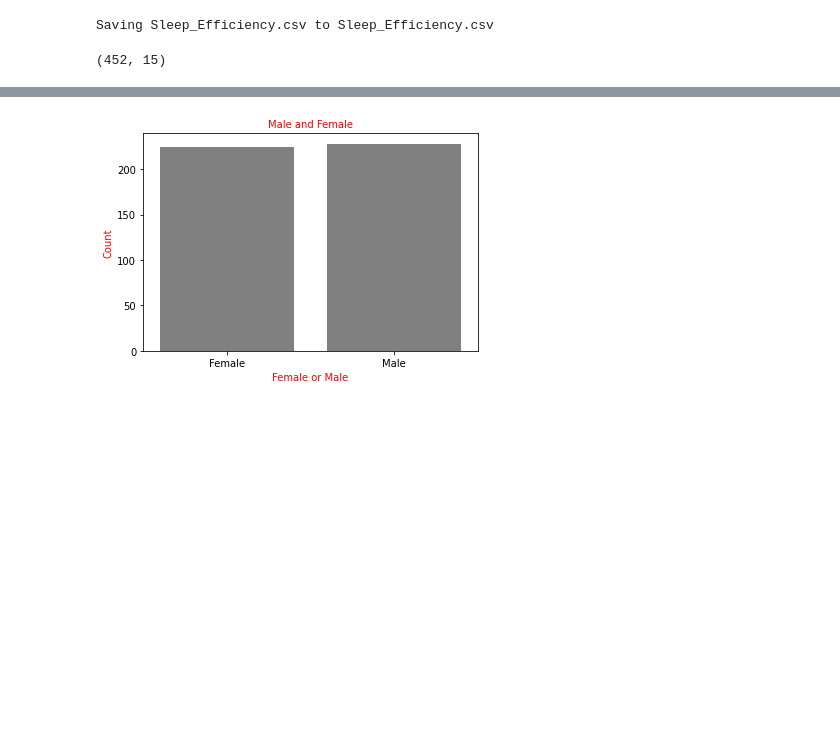
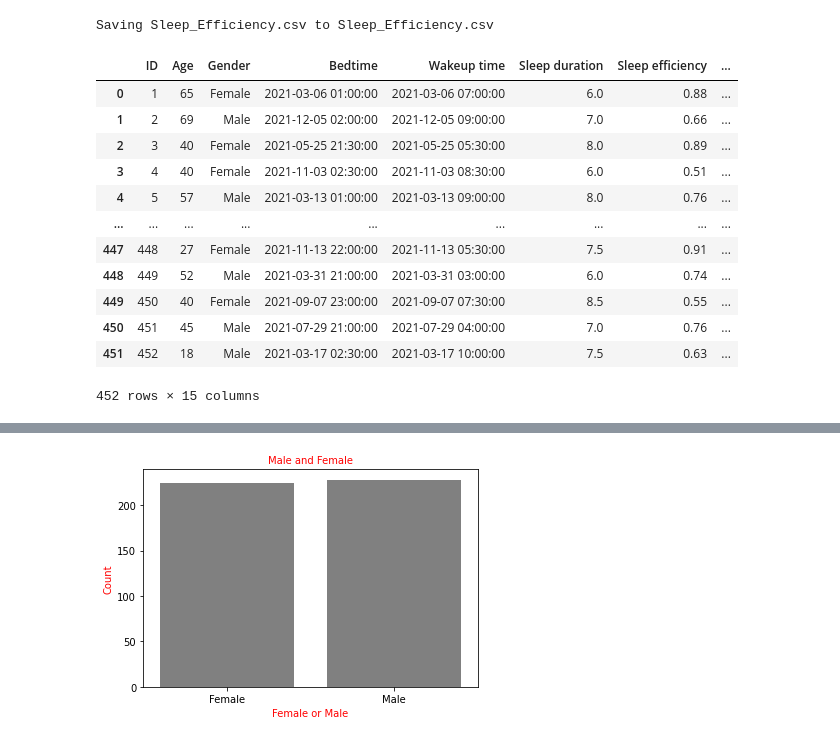
Before and after one commit to shashankvankadari/Predicting-sleep-efficiency, a Jupyter notebook: DSCI441_FinalProject.ipynb, the cells around one changed output, grey strips where cells are left out. Cells and saved outputs as stored; diff of their text form; code cells hidden in the pictures; blank space fills up the shorter version.

```diff
--- a/DSCI441_FinalProject.ipynb
+++ b/DSCI441_FinalProject.ipynb
@@ -14,6 +14,18 @@ Saving Sleep_Efficiency.csv to Sleep_Efficiency.csv
 # %%
 df = pd.read_csv('Sleep_Efficiency.csv')
 # %%
-df.shape
+df
 # %% [output]
+|  | ID | Age | Gender | Bedtime | Wakeup time | Sleep duration | Sleep efficiency | ... |
+| 0 | 1 | 65 | Female | 2021-03-06 01:00:00 | 2021-03-06 07:00:00 | 6.0 | 0.88 | ... |
+| 1 | 2 | 69 | Male | 2021-12-05 02:00:00 | 2021-12-05 09:00:00 | 7.0 | 0.66 | ... |
+| 2 | 3 | 40 | Female | 2021-05-25 21:30:00 | 2021-05-25 05:30:00 | 8.0 | 0.89 | ... |
+| 3 | 4 | 40 | Female | 2021-11-03 02:30:00 | 2021-11-03 08:30:00 | 6.0 | 0.51 | ... |
+| 4 | 5 | 57 | Male | 2021-03-13 01:00:00 | 2021-03-13 09:00:00 | 8.0 | 0.76 | ... |
+| ... | ... | ... | ... | ... | ... | ... | ... | ... |
+| 447 | 448 | 27 | Female | 2021-11-13 22:00:00 | 2021-11-13 05:30:00 | 7.5 | 0.91 | ... |
+| 448 | 449 | 52 | Male | 2021-03-31 21:00:00 | 2021-03-31 03:00:00 | 6.0 | 0.74 | ... |
+| 449 | 450 | 40 | Female | 2021-09-07 23:00:00 | 2021-09-07 07:30:00 | 8.5 | 0.55 | ... |
+| 450 | 451 | 45 | Male | 2021-07-29 21:00:00 | 2021-07-29 04:00:00 | 7.0 | 0.76 | ... |
+| 451 | 452 | 18 | Male | 2021-03-17 02:30:00 | 2021-03-17 10:00:00 | 7.5 | 0.63 | ... |
-(452, 15)
+452 rows × 15 columns
```
Also changed, not shown: parts of 8 cells of this notebook.
